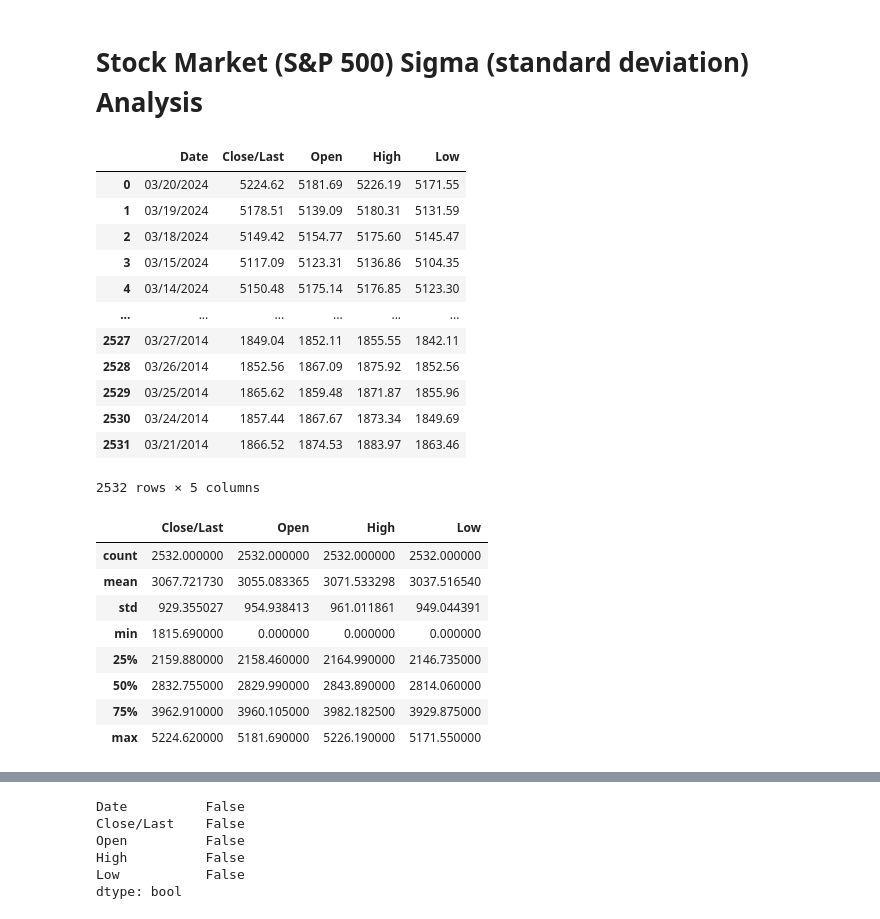
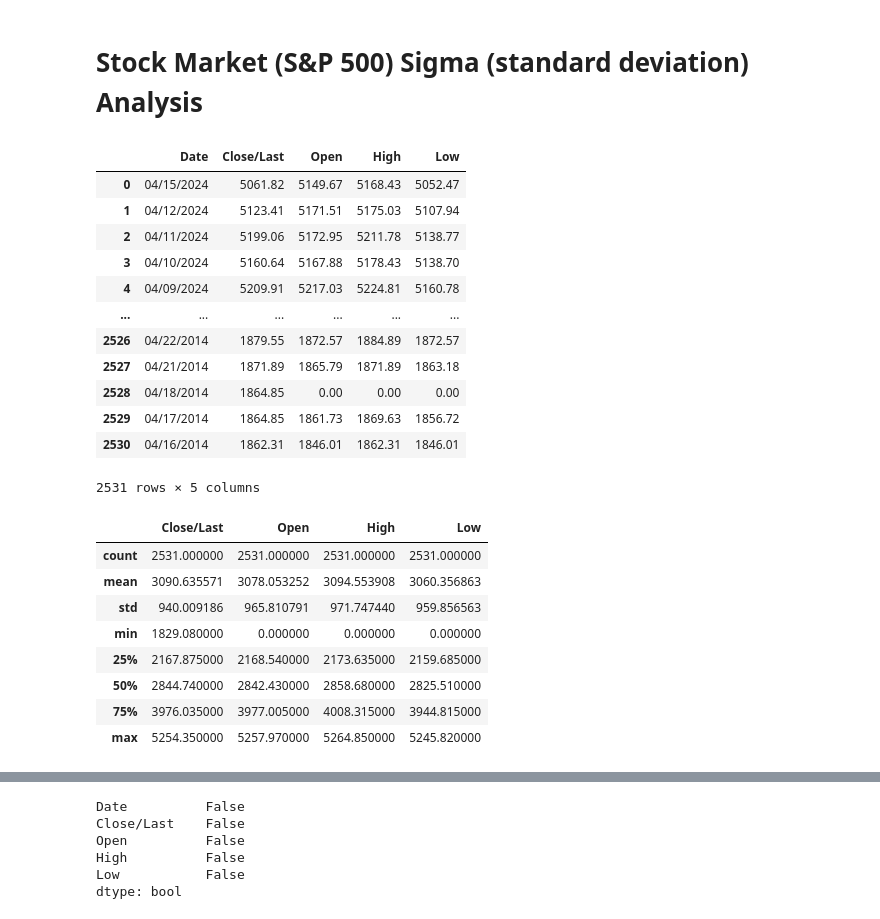
Before and after one commit to JohnBroberg/StockMarketSigma, a Jupyter notebook: StockMarketSigma.ipynb, the cells around one changed output, grey strips where cells are left out. Saved outputs shown, nothing was run; the diff lists cells and outputs as text; code cells hidden in the pictures.

```diff
--- a/StockMarketSigma.ipynb
+++ b/StockMarketSigma.ipynb
@@ -4,58 +4,58 @@
 #created by John Broberg on 2022-05-29
 #inspired by "LET THE WILD RUMPUS BEGIN" by JEREMY GRANTHAM of GMO
 #ref. https://www.gmo.com/globalassets/articles/viewpoints/2022/gmo_let-the-wild-rumpus-begin_1-22.pdf
 
 #https://www.gmo.com/americas/research-library/entering-the-superbubbles-final-act/
 #"...superbubbles – 2.5 to 3 sigma events..."
 #"...ordinary 2 sigma bubbles..."
 #"Ordinary bubbles are, to us, those that reach a 2 sigma deviation from trend. Superbubbles reach 2.5 sigma or greater."
 
 #source data: https://www.nasdaq.com/market-activity/index/spx/historical
 
 #cd
 #cd git/StockMarketSigma
 #git pull https://github.com/JohnBroberg/StockMarketSigma.git
 
 #Get trendline equation
 #https://stackoverflow.com/questions/49460596/add-trendline-with-equation-in-2d-array
 #https://stackoverflow.com/questions/26447191/how-to-add-trendline-in-python-matplotlib-dot-scatter-graphs
 
 
 import pandas as pd
 import numpy as np
 import matplotlib.pyplot as plt
 import seaborn as sns
 
-data = 'HistoricalData_1711058998007.csv'
+data = 'HistoricalData_1713295603156.csv'
 df = pd.read_csv(data)
 
 df
 # %% [output]
 |  | Date | Close/Last | Open | High | Low |
-| 0 | 03/20/2024 | 5224.62 | 5181.69 | 5226.19 | 5171.55 |
-| 1 | 03/19/2024 | 5178.51 | 5139.09 | 5180.31 | 5131.59 |
-| 2 | 03/18/2024 | 5149.42 | 5154.77 | 5175.60 | 5145.47 |
-| 3 | 03/15/2024 | 5117.09 | 5123.31 | 5136.86 | 5104.35 |
-| 4 | 03/14/2024 | 5150.48 | 5175.14 | 5176.85 | 5123.30 |
+| 0 | 04/15/2024 | 5061.82 | 5149.67 | 5168.43 | 5052.47 |
+| 1 | 04/12/2024 | 5123.41 | 5171.51 | 5175.03 | 5107.94 |
+| 2 | 04/11/2024 | 5199.06 | 5172.95 | 5211.78 | 5138.77 |
+| 3 | 04/10/2024 | 5160.64 | 5167.88 | 5178.43 | 5138.70 |
+| 4 | 04/09/2024 | 5209.91 | 5217.03 | 5224.81 | 5160.78 |
 | ... | ... | ... | ... | ... | ... |
-| 2527 | 03/27/2014 | 1849.04 | 1852.11 | 1855.55 | 1842.11 |
-| 2528 | 03/26/2014 | 1852.56 | 1867.09 | 1875.92 | 1852.56 |
-| 2529 | 03/25/2014 | 1865.62 | 1859.48 | 1871.87 | 1855.96 |
-| 2530 | 03/24/2014 | 1857.44 | 1867.67 | 1873.34 | 1849.69 |
-| 2531 | 03/21/2014 | 1866.52 | 1874.53 | 1883.97 | 1863.46 |
+| 2526 | 04/22/2014 | 1879.55 | 1872.57 | 1884.89 | 1872.57 |
+| 2527 | 04/21/2014 | 1871.89 | 1865.79 | 1871.89 | 1863.18 |
+| 2528 | 04/18/2014 | 1864.85 | 0.00 | 0.00 | 0.00 |
+| 2529 | 04/17/2014 | 1864.85 | 1861.73 | 1869.63 | 1856.72 |
+| 2530 | 04/16/2014 | 1862.31 | 1846.01 | 1862.31 | 1846.01 |
-2532 rows × 5 columns
+2531 rows × 5 columns
 # %%
 df.describe()
 # %% [output]
 |  | Close/Last | Open | High | Low |
-| count | 2532.000000 | 2532.000000 | 2532.000000 | 2532.000000 |
-| mean | 3067.721730 | 3055.083365 | 3071.533298 | 3037.516540 |
-| std | 929.355027 | 954.938413 | 961.011861 | 949.044391 |
-| min | 1815.690000 | 0.000000 | 0.000000 | 0.000000 |
-| 25% | 2159.880000 | 2158.460000 | 2164.990000 | 2146.735000 |
-| 50% | 2832.755000 | 2829.990000 | 2843.890000 | 2814.060000 |
-| 75% | 3962.910000 | 3960.105000 | 3982.182500 | 3929.875000 |
-| max | 5224.620000 | 5181.690000 | 5226.190000 | 5171.550000 |
+| count | 2531.000000 | 2531.000000 | 2531.000000 | 2531.000000 |
+| mean | 3090.635571 | 3078.053252 | 3094.553908 | 3060.356863 |
+| std | 940.009186 | 965.810791 | 971.747440 | 959.856563 |
+| min | 1829.080000 | 0.000000 | 0.000000 | 0.000000 |
+| 25% | 2167.875000 | 2168.540000 | 2173.635000 | 2159.685000 |
+| 50% | 2844.740000 | 2842.430000 | 2858.680000 | 2825.510000 |
+| 75% | 3976.035000 | 3977.005000 | 4008.315000 | 3944.815000 |
+| max | 5254.350000 | 5257.970000 | 5264.850000 | 5245.820000 |
 # %%
 #remove holidays (Open == 0)
 
```
Also changed, not shown: parts of 14 cells of this notebook, 2 other files.
